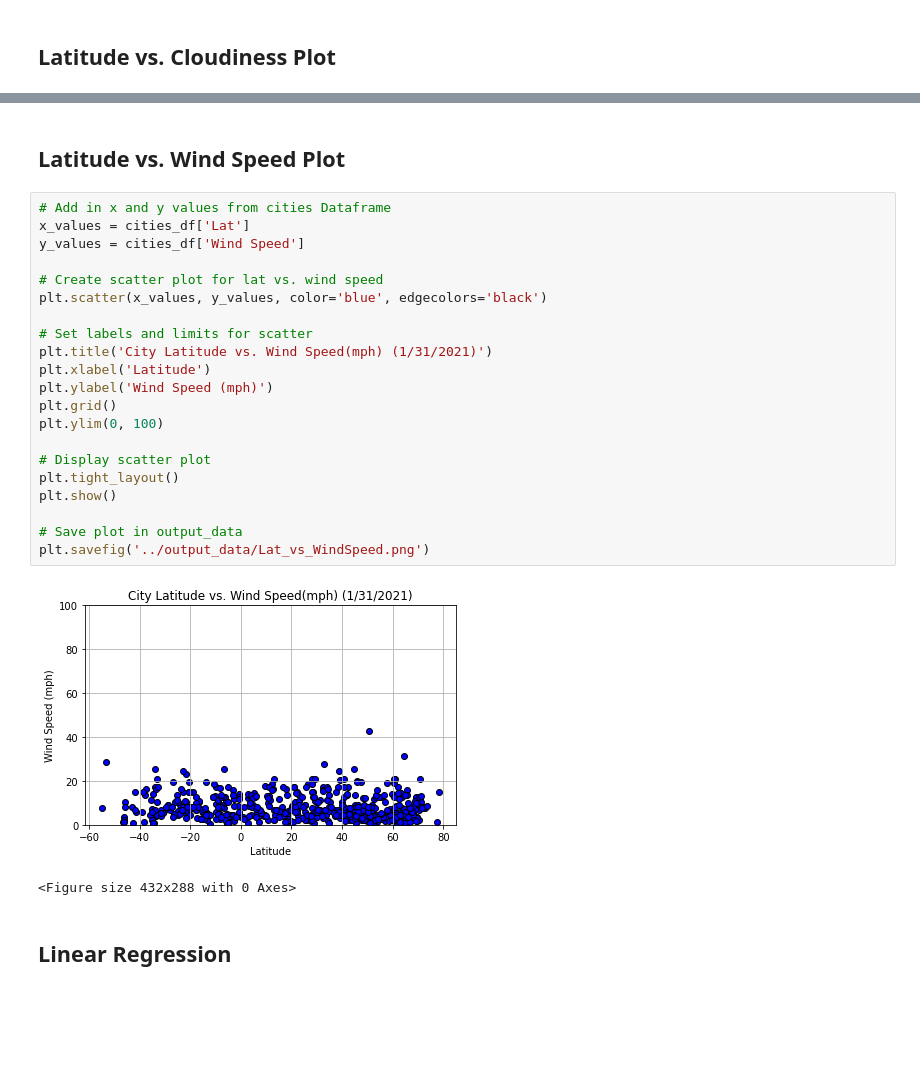
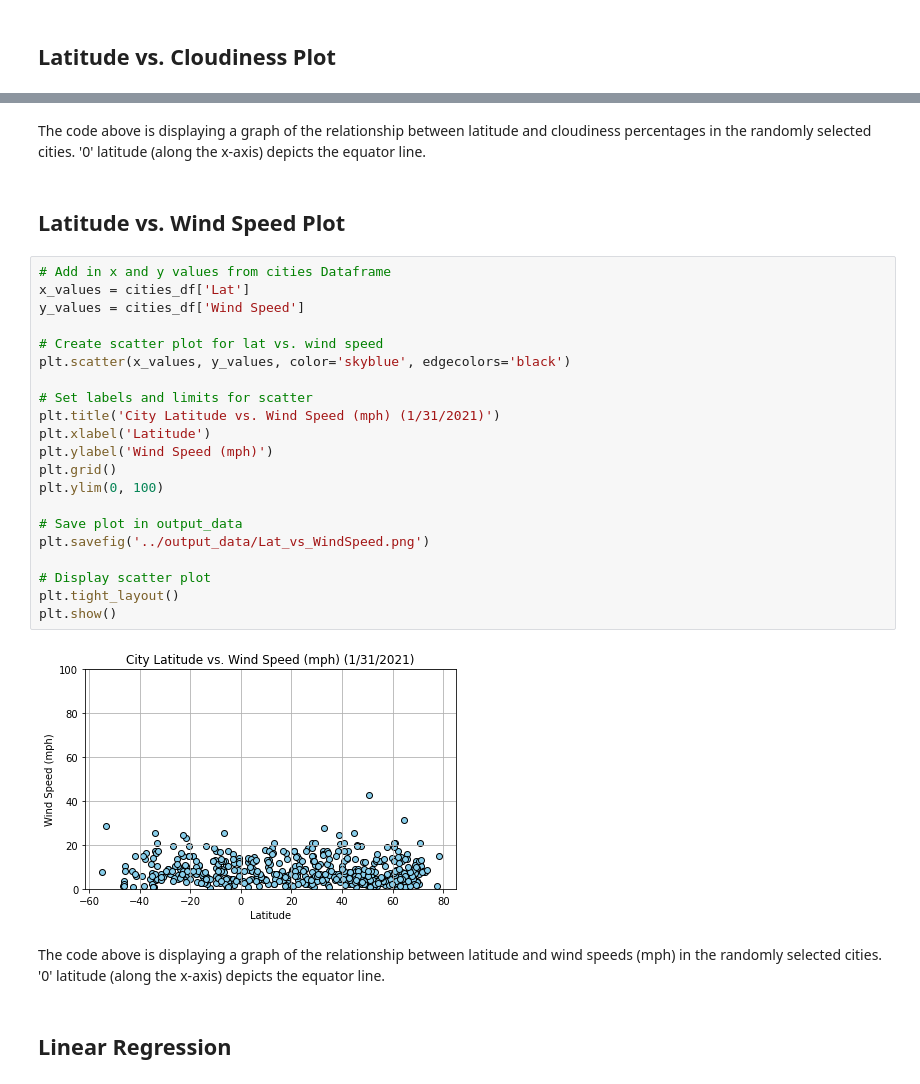
Before and after one commit to alexmartinez1745/Python-Api-Challenge, a Jupyter notebook: WeatherPy/WeatherPy.ipynb, the cells around one changed output, grey strips where cells are left out. Saved outputs shown, nothing was run; the diff lists cells and outputs as text; blank space fills up the shorter version.

```diff
--- a/WeatherPy/WeatherPy.ipynb
+++ b/WeatherPy/WeatherPy.ipynb
@@ -256,29 +257,32 @@ plt.savefig('../output_data/Lat_vs_Cloudiness.png')
+# %% [markdown]
+The code above is displaying a graph of the relationship between latitude and cloudiness percentages in the randomly selected cities. '0' latitude (along the x-axis) depicts the equator line.
 # %% [markdown]
 ## Latitude vs. Wind Speed Plot
 # %%
 # Add in x and y values from cities Dataframe
 x_values = cities_df['Lat']
 y_values = cities_df['Wind Speed']
 
 # Create scatter plot for lat vs. wind speed
-plt.scatter(x_values, y_values, color='blue', edgecolors='black')
+plt.scatter(x_values, y_values, color='skyblue', edgecolors='black')
 
 # Set labels and limits for scatter
-plt.title('City Latitude vs. Wind Speed(mph) (1/31/2021)')
+plt.title('City Latitude vs. Wind Speed (mph) (1/31/2021)')
 plt.xlabel('Latitude')
 plt.ylabel('Wind Speed (mph)')
 plt.grid()
 plt.ylim(0, 100)
 
+# Save plot in output_data
+plt.savefig('../output_data/Lat_vs_WindSpeed.png')
+
 # Display scatter plot
 plt.tight_layout()
 plt.show()
-
-# Save plot in output_data
-plt.savefig('../output_data/Lat_vs_WindSpeed.png')
 # %% [output]
-[figure, old version]
+[figure, new version]
-<Figure size 432x288 with 0 Axes>
+# %% [markdown]
+The code above is displaying a graph of the relationship between latitude and wind speeds (mph) in the randomly selected cities. '0' latitude (along the x-axis) depicts the equator line.
 # %% [markdown]
 ## Linear Regression
 # %% [markdown]
```
Also changed, not shown: parts of 5 cells of this notebook, 4 other files.
